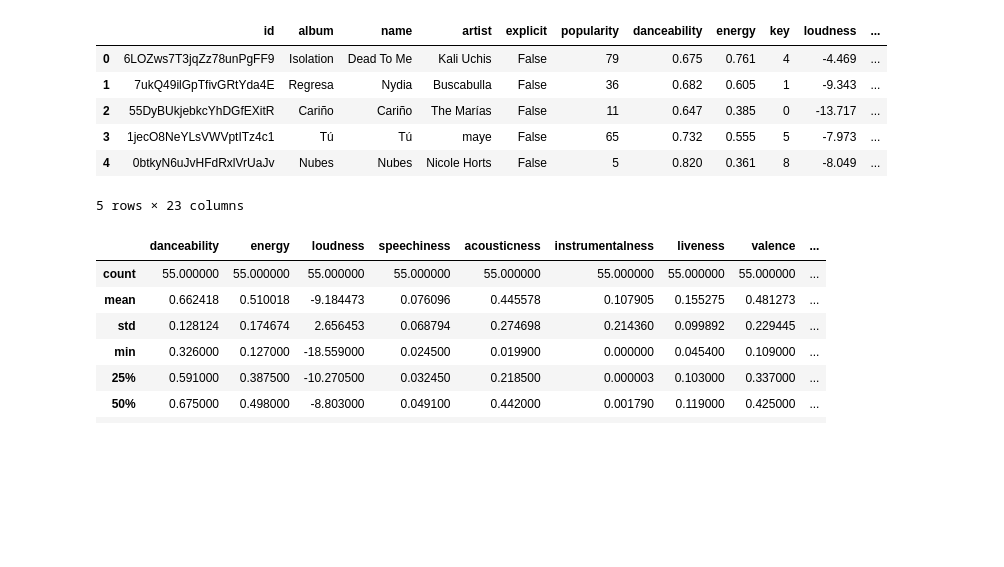
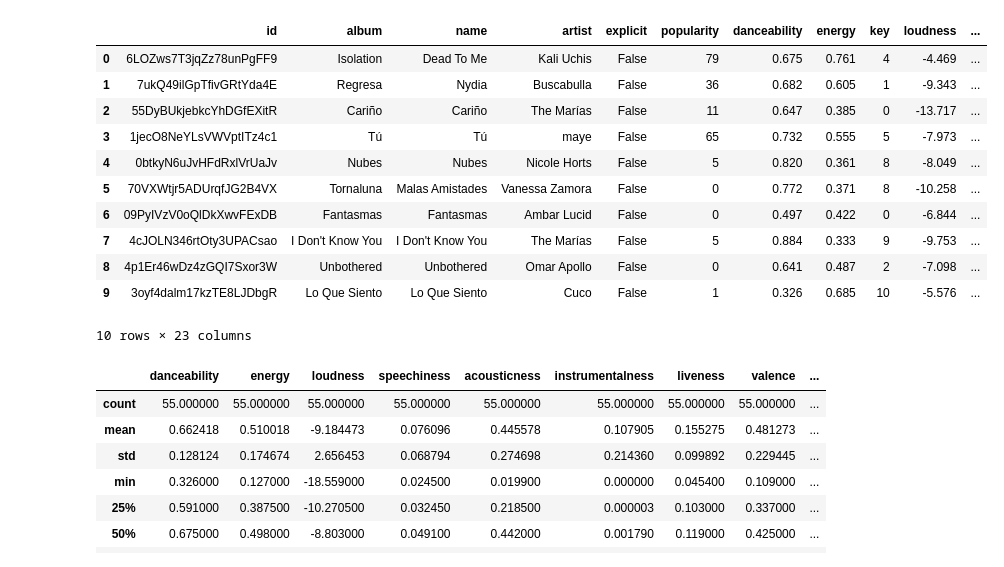
Before and after one commit to jenalvz/Spotify_API, a Jupyter notebook: Spotify_LatinIndie.ipynb, the cells around one changed output. Drawn from its saved outputs; the diff is of its cells as text; code cells hidden in the pictures; blank space fills up the shorter version.

```diff
--- a/Spotify_LatinIndie.ipynb
+++ b/Spotify_LatinIndie.ipynb
@@ -67,35 +67,40 @@ for song_id in ids:
     # explicit: lyrics could be considered offensive or unsuitable for children
     explicit=meta['explicit']
     song_meta['explicit'].append(explicit)
 
     # song popularity
     popularity=meta['popularity']
     song_meta['popularity'].append(popularity)
 
 song_meta_df=pd.DataFrame.from_dict(song_meta)
 
 # check the song feature
 features = sp.audio_features(song_meta['id'])
 # change dictionary to dataframe
 features_df=pd.DataFrame.from_dict(features)
 
 # convert milliseconds to mins
 # duration_ms: The duration of the track in milliseconds.
 # 1 minute = 60 seconds = 60 × 1000 milliseconds = 60,000 ms
 features_df['duration_ms']=features_df['duration_ms']/60000
 
 # combine two dataframe
 final_df=song_meta_df.merge(features_df)
 
-final_df.head()
+final_df.head(10)
 # %% [output]
 |  | id | album | name | artist | explicit | popularity | danceability | energy | key | loudness | ... |
 | 0 | 6LOZws7T3jqZz78unPgFF9 | Isolation | Dead To Me | Kali Uchis | False | 79 | 0.675 | 0.761 | 4 | -4.469 | ... |
 | 1 | 7ukQ49ilGpTfivGRtYda4E | Regresa | Nydia | Buscabulla | False | 36 | 0.682 | 0.605 | 1 | -9.343 | ... |
 | 2 | 55DyBUkjebkcYhDGfEXitR | Cariño | Cariño | The Marías | False | 11 | 0.647 | 0.385 | 0 | -13.717 | ... |
 | 3 | 1jecO8NeYLsVWVptITz4c1 | Tú | Tú | maye | False | 65 | 0.732 | 0.555 | 5 | -7.973 | ... |
 | 4 | 0btkyN6uJvHFdRxlVrUaJv | Nubes | Nubes | Nicole Horts | False | 5 | 0.820 | 0.361 | 8 | -8.049 | ... |
+| 5 | 70VXWtjr5ADUrqfJG2B4VX | Tornaluna | Malas Amistades | Vanessa Zamora | False | 0 | 0.772 | 0.371 | 8 | -10.258 | ... |
+| 6 | 09PyIVzV0oQlDkXwvFExDB | Fantasmas | Fantasmas | Ambar Lucid | False | 0 | 0.497 | 0.422 | 0 | -6.844 | ... |
+| 7 | 4cJOLN346rtOty3UPACsao | I Don't Know You | I Don't Know You | The Marías | False | 5 | 0.884 | 0.333 | 9 | -9.753 | ... |
+| 8 | 4p1Er46wDz4zGQI7Sxor3W | Unbothered | Unbothered | Omar Apollo | False | 0 | 0.641 | 0.487 | 2 | -7.098 | ... |
+| 9 | 3oyf4dalm17kzTE8LJDbgR | Lo Que Siento | Lo Que Siento | Cuco | False | 1 | 0.326 | 0.685 | 10 | -5.576 | ... |
-5 rows × 23 columns
+10 rows × 23 columns
 # %%
 #average value for each category
 
```
Also changed, not shown: parts of 3 cells of this notebook.
